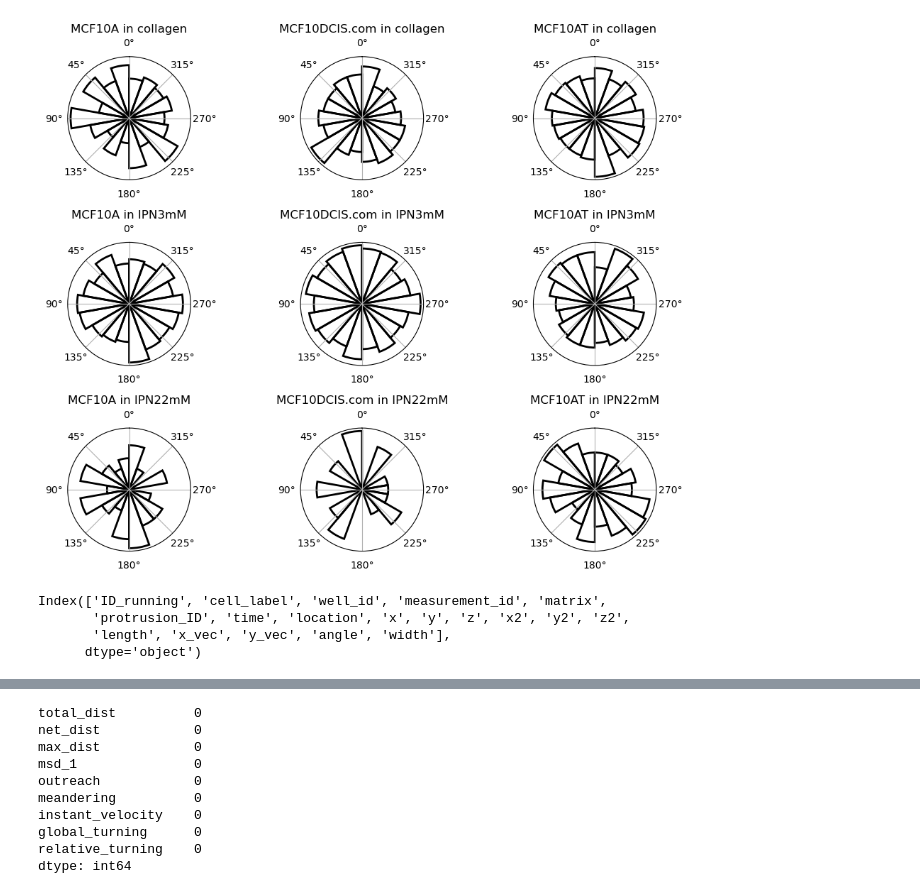
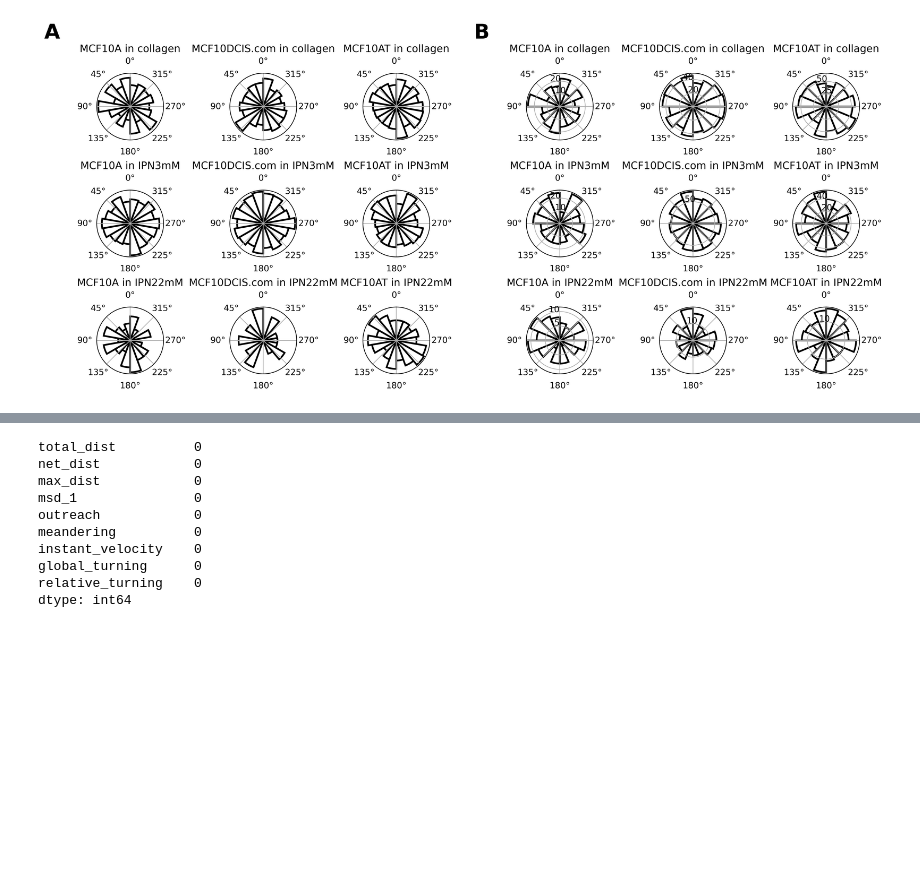
Before and after one commit to ArttuD/InstruProject, a Jupyter notebook: NikonPipes/vis_tracks.ipynb, the cells around one changed output, grey strips where cells are left out. Saved outputs shown, nothing was run; the diff lists cells and outputs as text; code cells hidden in the pictures; blank space fills up the shorter version.

```diff
--- a/NikonPipes/vis_tracks.ipynb
+++ b/NikonPipes/vis_tracks.ipynb
@@ -199,5 +261,12 @@ for run_id, dataFrame in df_all.groupby(["ID_running"]):
 # %%
-fig, ax = plt.subplots(3, 3, figsize = (10,8),subplot_kw=dict(projection='polar'))
+fig = plt.figure(constrained_layout=True, figsize=(14,6),dpi = 500)
+subfigs = fig.subfigures(1, 2, wspace=0.0025, hspace=0.0025, width_ratios=[1, 1])
+
+ax0 = subfigs[0].subplots(3, 3,subplot_kw=dict(projection='polar'))
+ax1 = subfigs[1].subplots(3, 3,subplot_kw=dict(projection='polar'))
+
+#fig, ax = plt.subplots(3, 3, figsize = (10,8),subplot_kw=dict(projection='polar'))
+#fig, ax = plt.subplots(3, 3, figsize = (10,8),subplot_kw=dict(projection='polar'))
 
 row_counter = 0
 column_contour = 0
@@ -222,43 +291,87 @@ for current_tags, current_data in df_all_tracks.groupby(['matrix', 'cell_label']
             column_contour = 2
     elif current_tags[0] == "IPN22mM":
         row_counter = 2
         if current_tags[1] == "MCF10A":
             column_contour = 0
         elif current_tags[1] == "MCF10DCIS.com":
             column_contour = 1
         else:
             column_contour = 2
     else:
         continue
 
     #current_data = current_data.drop(["level_0"], axis = 1)
     #current_data = current_data.reset_index()
     #current_tags = current_tags
 
     mean_id = current_data.groupby(["measurement_id", "well_id", "track_label"]).mean(numeric_only=True)["angle"].values
 
     #print(current_data["ID_running"].unique(), len(mean_id))
 
     deg_angles = current_data["angle"].values
     deg_angles = deg_angles[~np.isnan(deg_angles)]
     mean_id = mean_id[~np.isnan(mean_id)]
 
     #circular_hist(ax[row_counter,0], deg_angles, offset=np.pi/2, density=False)
-    circular_hist(ax[row_counter, column_contour], mean_id, offset=np.pi/2, bins = 18, density=True)
+    circular_hist(ax0[row_counter, column_contour], mean_id, offset=np.pi/2, bins = 18, density=True)
 
     #ax[row_counter,0].title.set_text('{}: All steps'.format(current_tags))
-    ax[row_counter, column_contour].title.set_text('{} in {}'.format(current_tags[1],current_tags[0]))
+    ax0[row_counter, column_contour].title.set_text('{} in {}'.format(current_tags[1],current_tags[0]))
 
-fig.tight_layout()
+# Protrusions
+
+
+row_counter = 0
+column_contour = 0
+
+for current_tags, current_data in df_all_vec.groupby(['matrix', 'cell_label']): # "measurement_id", "well_id"
+
+    if current_tags[0] == "collagen":
+        row_counter = 0
+        if current_tags[1] == "MCF10A":
+            column_contour = 0
+        elif current_tags[1] == "MCF10DCIS.com":
+            column_contour = 1
+        else:
+            column_contour = 2
+    elif current_tags[0] == "IPN3mM":
+        row_counter = 1
+        if current_tags[1] == "MCF10A":
+            column_contour = 0
+        elif current_tags[1] == "MCF10DCIS.com":
+            column_contour = 1
+        else:
+            column_contour = 2
+    elif current_tags[0] == "IPN22mM":
+        row_counter = 2
+        if current_tags[1] == "MCF10A":
+            column_contour = 0
+        elif current_tags[1] == "MCF10DCIS.com":
+            column_contour = 1
+        else:
+            column_contour = 2
+    else:
+        continue
+
+    current_tags = current_tags
+
+    mean_id = current_data.groupby(["measurement_id", "well_id","protrusion_ID"]).mean(numeric_only=True)["rel_angle"].values
+
+    deg_angles = current_data["angle"].values
+    deg_angles = deg_angles[~np.isnan(deg_angles)]
+    mean_id = mean_id[~np.isnan(mean_id)]
+
+    #circular_hist(ax[row_counter,0], deg_angles, offset=np.pi/2, density=False)
+    circular_hist(ax1[row_counter, column_contour], mean_id, offset=np.pi/2, density=False)
+
+    #ax[row_counter,0].title.set_text('{}: All steps'.format(current_tags))
+    ax1[row_counter, column_contour].title.set_text('{} in {}'.format(current_tags[1],current_tags[0]))
+
+
+ax0[0,0].text(-0.55, 1.75, "A", transform=ax0[0,0].transAxes,fontsize=24, fontweight='bold', va='top', ha='right')
+ax1[0,0].text(-0.55, 1.75, "B", transform=ax1[0,0].transAxes,fontsize=24, fontweight='bold', va='top', ha='right')
+
+#fig.tight_layout()
 plt.show()
 # %% [output]
-[figure, old version]
+[figure, new version]
-# %%
-df_vec = pd.read_csv("./dataStore/ExpDesign2_vector_.csv")
-df_vec = df_vec.loc[:, ['ID_running', 'cell_label', 'well_id', 'measurement_id','matrix', 'protrusion_ID', 'time', 'location', 'x', 'y', 'z', 'x2', 'y2', 'z2', 'length', 'x_vec', 'y_vec', 'angle', 'width']]
-df_vec.columns
-# %% [output]
-Index(['ID_running', 'cell_label', 'well_id', 'measurement_id', 'matrix',
-       'protrusion_ID', 'time', 'location', 'x', 'y', 'z', 'x2', 'y2', 'z2',
-       'length', 'x_vec', 'y_vec', 'angle', 'width'],
-      dtype='object')
```
Also changed, not shown: parts of 6 cells of this notebook, 1 other file.
